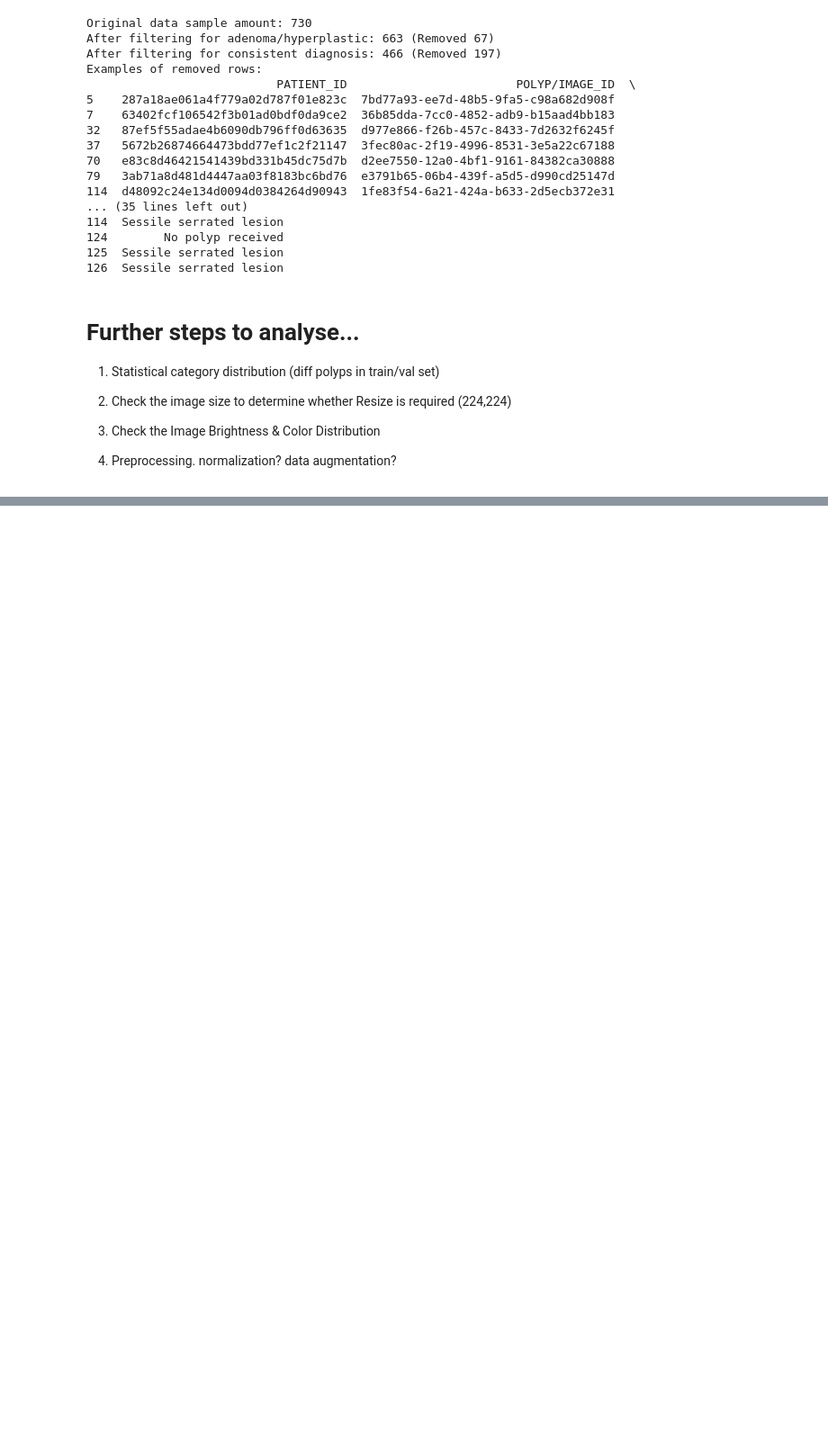
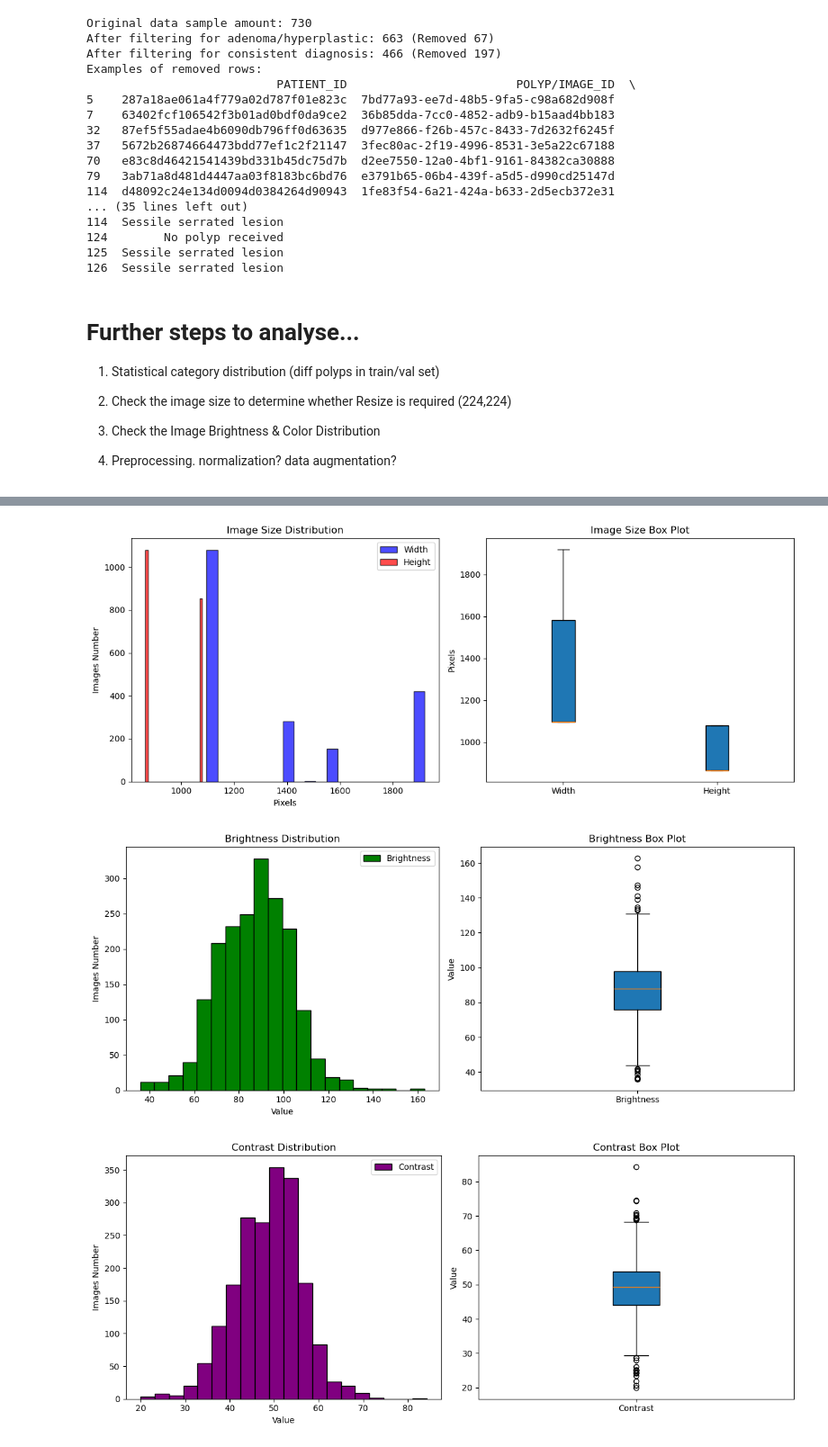
Before and after one commit to Labyrintbs/PolypClassification, a Jupyter notebook: data_process.ipynb, the cells around one changed output, grey strips where cells are left out. Shown at 90% size. Drawn from its saved outputs; the diff is of its cells as text; code cells hidden in the pictures; blank space fills up the shorter version.

```diff
--- a/data_process.ipynb
+++ b/data_process.ipynb
@@ -280,0 +386,10 @@ data_list = []
+# %%
+# Train set adenoma distribution statistics
+train_adenoma_stats = analyze_image_statistics(train_adenoma_paths)
+
+# Adenoma computed statistics
+print(f"Total Images: {len(train_adenoma_paths)}")
+print(f"Mean Pixel Value: {np.mean(train_adenoma_stats['means']):.2f}")
+print(f"Standard Deviation: {np.mean(train_adenoma_stats['stds']):.2f}")
+print(f"Brightness: {np.mean(train_adenoma_stats['brightness']):.2f}")
+print(f"Contrast: {np.mean(train_adenoma_stats['contrast']):.2f}")
@@ -280,0 +526,7 @@ data_list = []
+# %%
+# Adenoma statistics plot
+plot_image_statistics(train_adenoma_stats)
+# %% [output]
+[figure, added]
+[figure, added]
+[figure, added]
```
Also changed, not shown: parts of 13 cells of this notebook.
